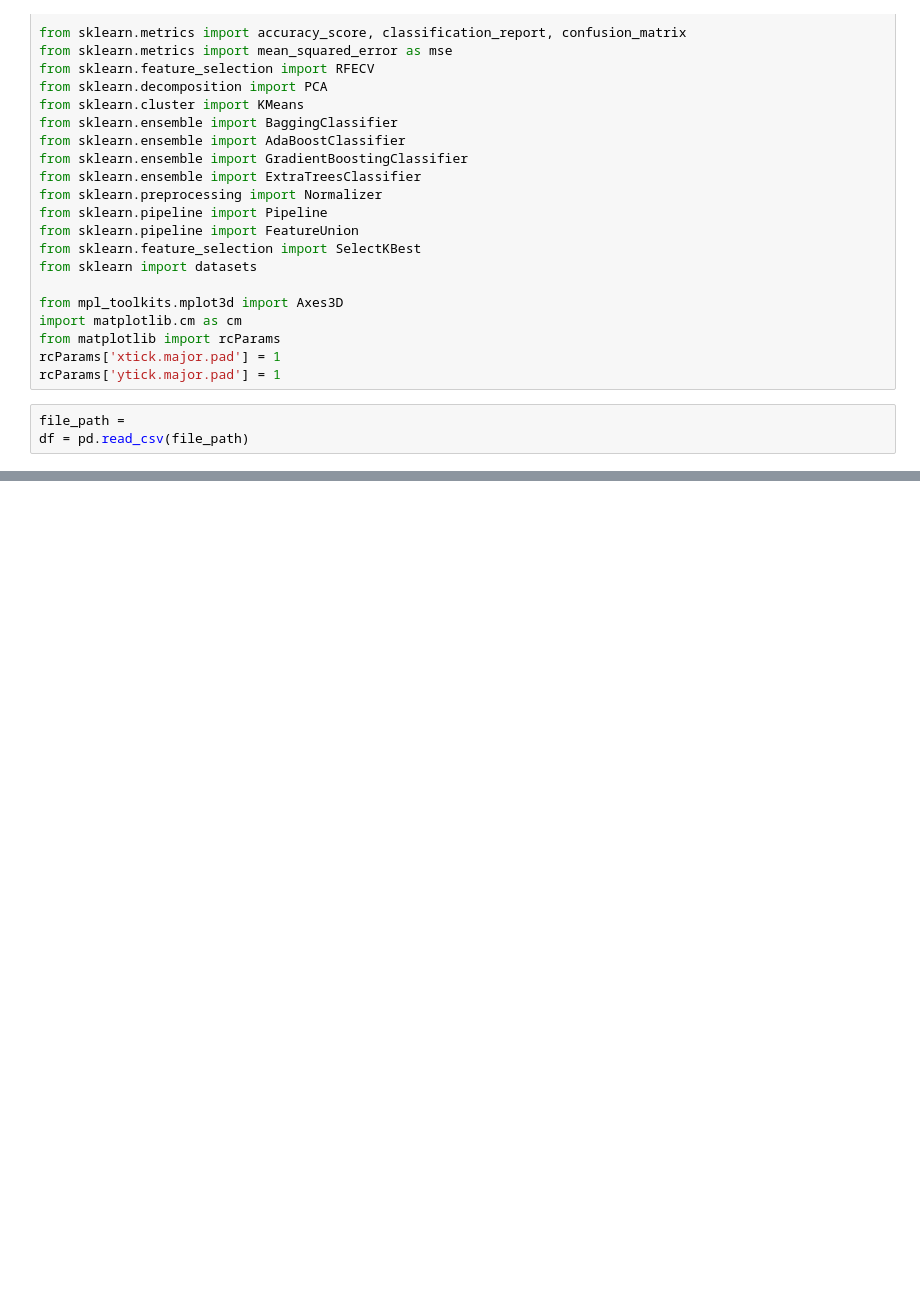
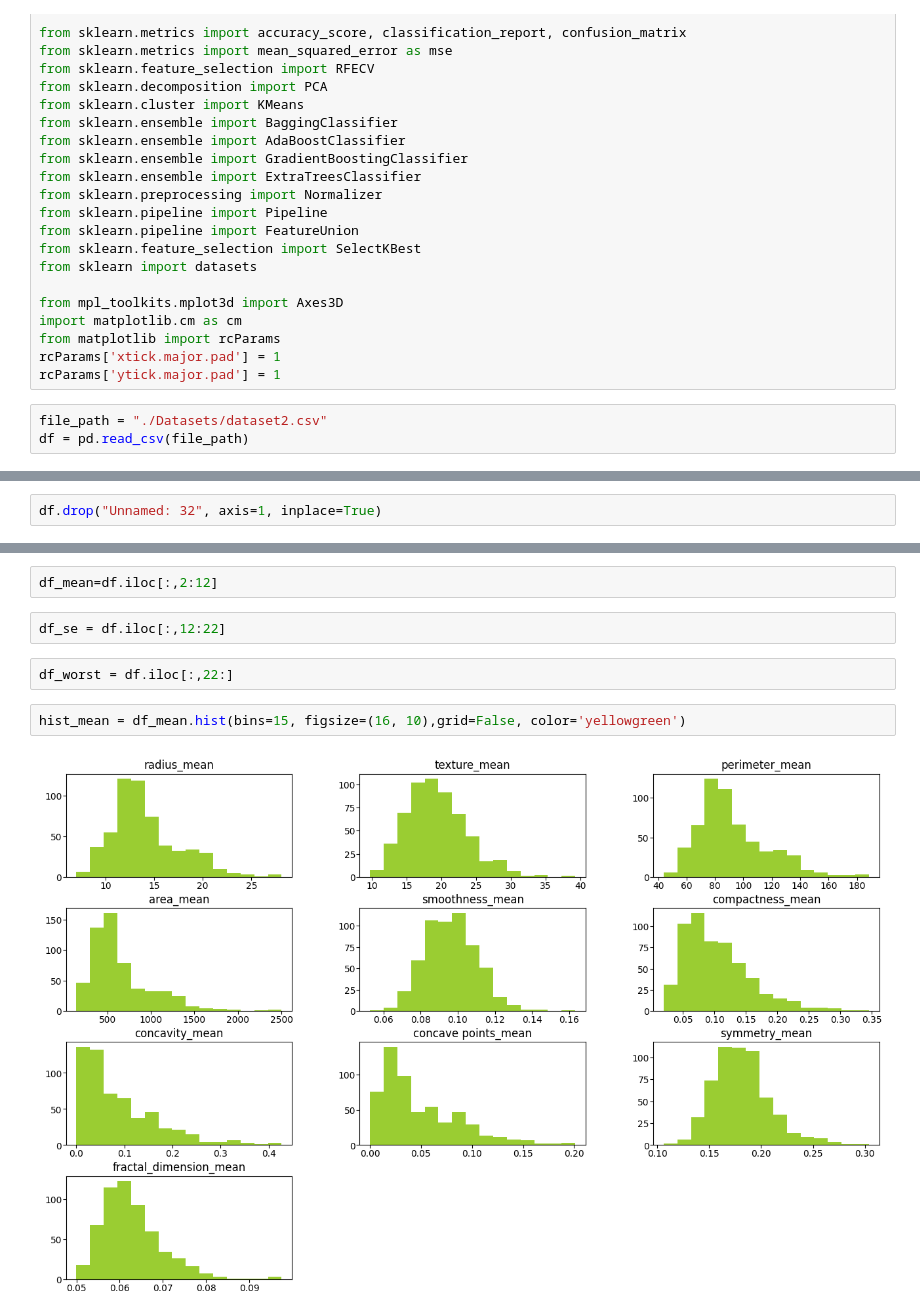
Before and after one commit to soroush-04/Data-Visualization, a Jupyter notebook: Project2/Project2-Main.ipynb, the cells around one changed output, grey strips where cells are left out. Cells and saved outputs as stored; diff of their text form; blank space fills up the shorter version.

```diff
--- a/Project2/Project2-Main.ipynb
+++ b/Project2/Project2-Main.ipynb
@@ -38,5 +38,5 @@ from matplotlib import rcParams
 rcParams['xtick.major.pad'] = 1
 rcParams['ytick.major.pad'] = 1
 # %%
-file_path =
+file_path = "./Datasets/dataset2.csv"
 df = pd.read_csv(file_path)
@@ -42,0 +60,2 @@ df = pd.read_csv(file_path)
+# %%
+df.drop("Unnamed: 32", axis=1, inplace=True)
@@ -42,0 +238,10 @@ df = pd.read_csv(file_path)
+# %%
+df_mean=df.iloc[:,2:12]
+# %%
+df_se = df.iloc[:,12:22]
+# %%
+df_worst = df.iloc[:,22:]
+# %%
+hist_mean = df_mean.hist(bins=15, figsize=(16, 10),grid=False, color='yellowgreen')
+# %% [output]
+[figure, added]
```
Also changed, not shown: parts of 23 cells of this notebook.
